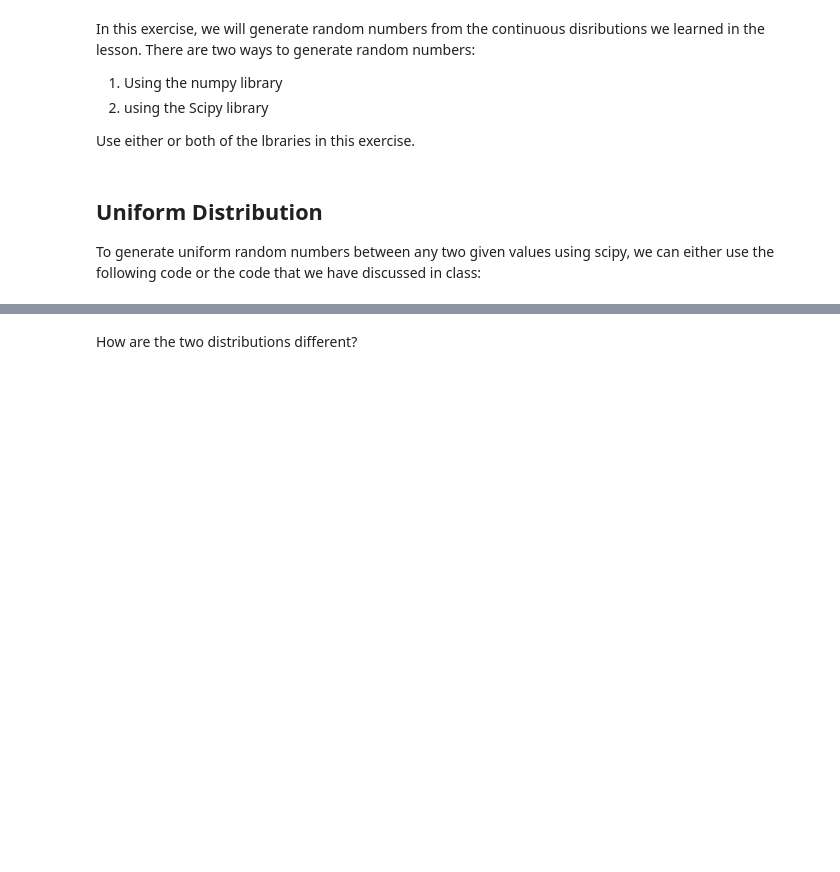
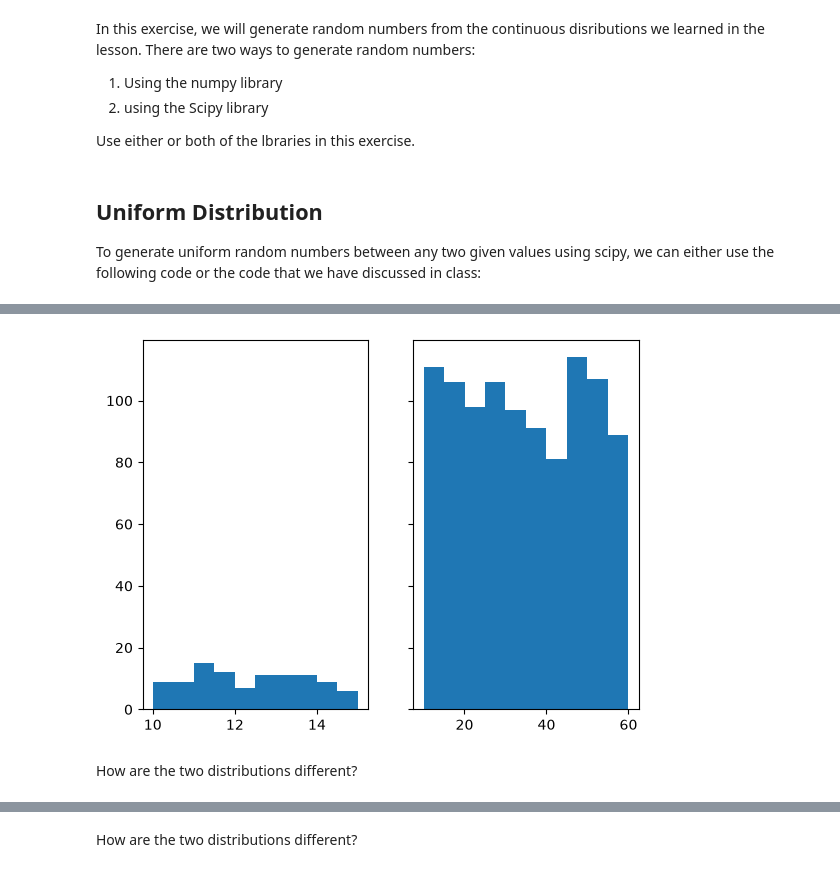
Before and after one commit to ironhack-labs/lab-continuous-probability-distributions-en, a Jupyter notebook: your-code/main.ipynb, the cells around one changed output, grey strips where cells are left out. Saved outputs shown, nothing was run; the diff lists cells and outputs as text; code cells hidden in the pictures; blank space fills up the shorter version.

```diff
--- a/your-code/main.ipynb
+++ b/your-code/main.ipynb
@@ -55,0 +48,18 @@ Your output should look like below:
+# %%
+# your code here
+def uniform(bottom, ceiling, count):
+    return np.random.uniform(bottom, ceiling, count)
+# %%
+# your code here
+small = uniform(10, 15, 100)
+large = uniform(10, 60, 1000)
+# %%
+# your code here
+fig, axes = plt.subplots(1, 2, sharey=True)
+axes[0].hist(small, bins=10)
+axes[1].hist(large, bins=10)
+plt.show()
+# %% [output]
+[figure, added]
+# %% [markdown]
+How are the two distributions different?
```
Also changed, not shown: parts of 41 cells of this notebook.
